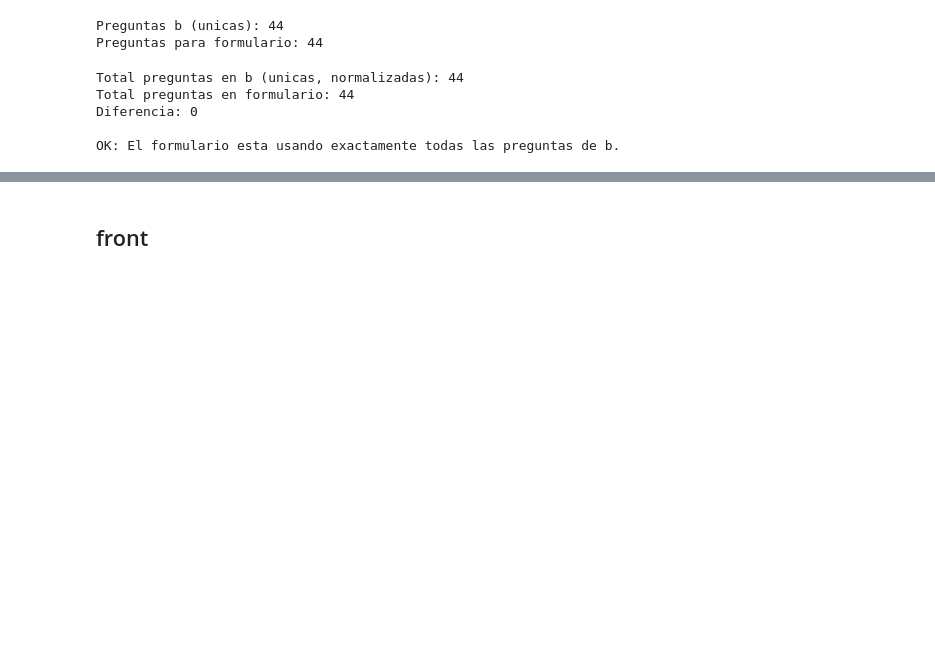
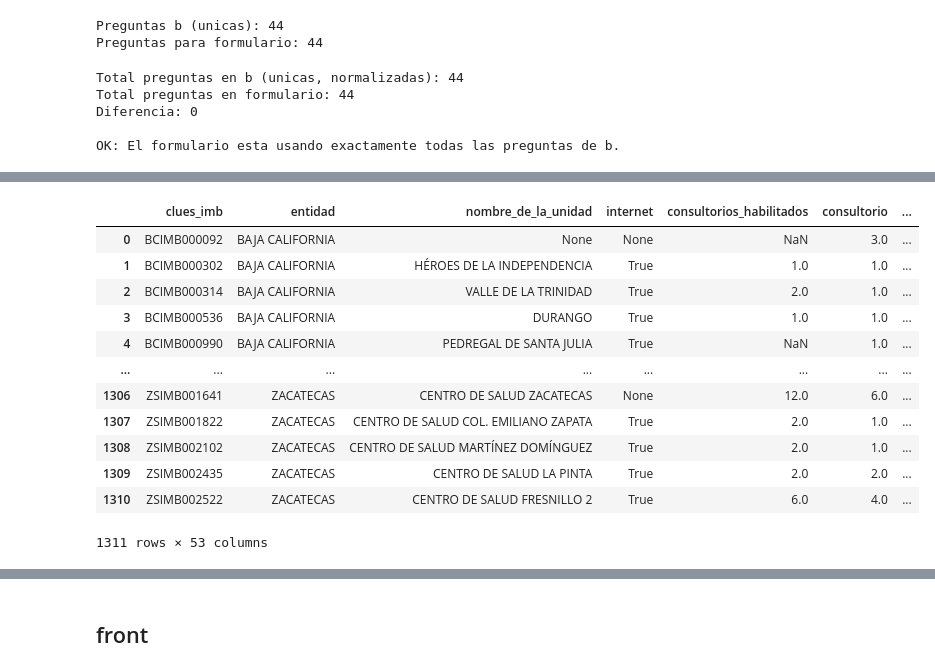
Before and after one commit to servicios-imss-b/formulario-ang, a Jupyter notebook: formu_angelesII.ipynb, the cells around one changed output, grey strips where cells are left out. Saved outputs shown, nothing was run; the diff lists cells and outputs as text; code cells hidden in the pictures; blank space fills up the shorter version.

```diff
--- a/formu_angelesII.ipynb
+++ b/formu_angelesII.ipynb
@@ -199,0 +357,6 @@ def formatear_nombre(columna):
+# %%
+resultado = resultado.merge(
+    clues[["entidad", "clues_imb", "latitud", "longitud"]],
+    on=["entidad", "clues_imb"],
+    how="left"
+)
@@ -199,0 +381,47 @@ def formatear_nombre(columna):
+# %%
+# Columnas que son preguntas
+columnas_preguntas = resultado.columns.difference([
+    "entidad",
+    "clues_imb",
+    "nombre_de_la_unidad",
+    "internet",
+    "consultorios_habilitados",
+    "consultorio",
+    "latitud",
+    "longitud",
+])
+
+resumen = (
+    resultado
+    .groupby("clues_imb", as_index=False)
+    .agg(
+        entidad=("entidad", "first"),
+        nombre_de_la_unidad=("nombre_de_la_unidad", "first"),
+        internet=("internet", "first"),
+        consultorios_habilitados=("consultorios_habilitados", "max"),
+        consultorio=("consultorio", "max"),   # Número de consultorios
+        **{col: (col, "sum") for col in columnas_preguntas}
+
+    ))
+# %%
+resumen = resumen.merge(
+    clues[["entidad", "clues_imb", "latitud", "longitud"]],
+    on=["entidad", "clues_imb"],
+    how="left"
+)
+# %%
+resumen
+# %% [output]
+|  | clues_imb | entidad | nombre_de_la_unidad | internet | consultorios_habilitados | consultorio | ... |
+| 0 | BCIMB000092 | BAJA CALIFORNIA | None | None | NaN | 3.0 | ... |
+| 1 | BCIMB000302 | BAJA CALIFORNIA | HÉROES DE LA INDEPENDENCIA | True | 1.0 | 1.0 | ... |
+| 2 | BCIMB000314 | BAJA CALIFORNIA | VALLE DE LA TRINIDAD | True | 2.0 | 1.0 | ... |
+| 3 | BCIMB000536 | BAJA CALIFORNIA | DURANGO | True | 1.0 | 1.0 | ... |
+| 4 | BCIMB000990 | BAJA CALIFORNIA | PEDREGAL DE SANTA JULIA | True | NaN | 1.0 | ... |
+| ... | ... | ... | ... | ... | ... | ... | ... |
+| 1306 | ZSIMB001641 | ZACATECAS | CENTRO DE SALUD ZACATECAS | None | 12.0 | 6.0 | ... |
+| 1307 | ZSIMB001822 | ZACATECAS | CENTRO DE SALUD COL. EMILIANO ZAPATA | True | 2.0 | 1.0 | ... |
+| 1308 | ZSIMB002102 | ZACATECAS | CENTRO DE SALUD MARTÍNEZ DOMÍNGUEZ | True | 2.0 | 1.0 | ... |
+| 1309 | ZSIMB002435 | ZACATECAS | CENTRO DE SALUD LA PINTA | True | 2.0 | 2.0 | ... |
+| 1310 | ZSIMB002522 | ZACATECAS | CENTRO DE SALUD FRESNILLO 2 | True | 6.0 | 4.0 | ... |
+1311 rows × 53 columns
```
Also changed, not shown: parts of 29 cells of this notebook, 12 other files.
